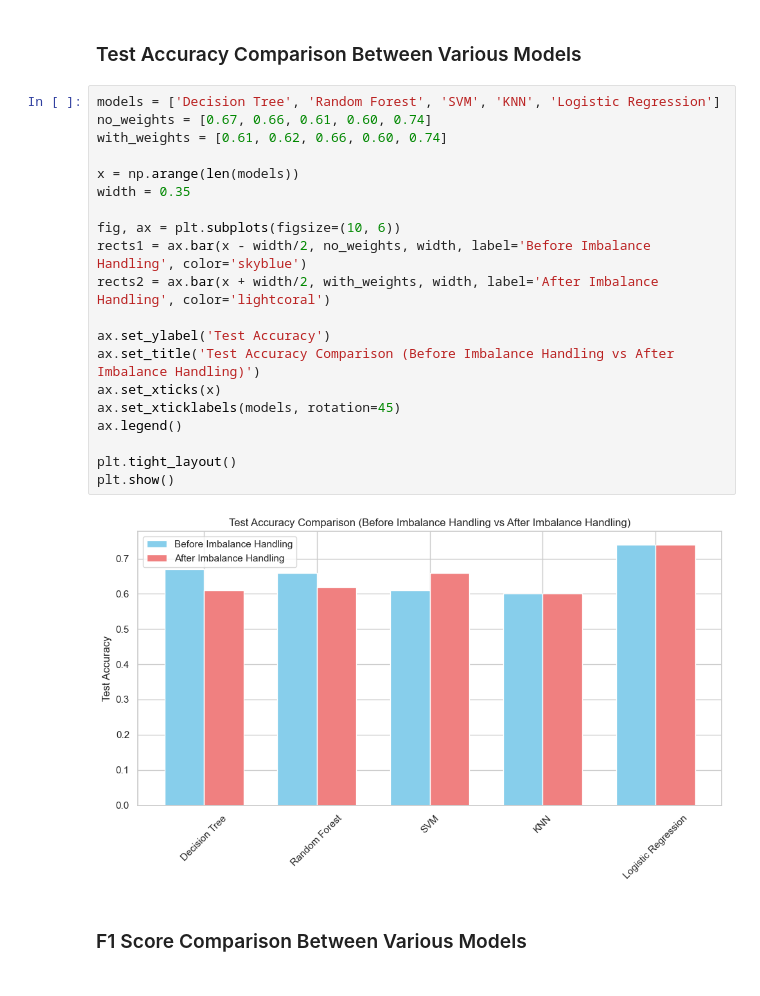
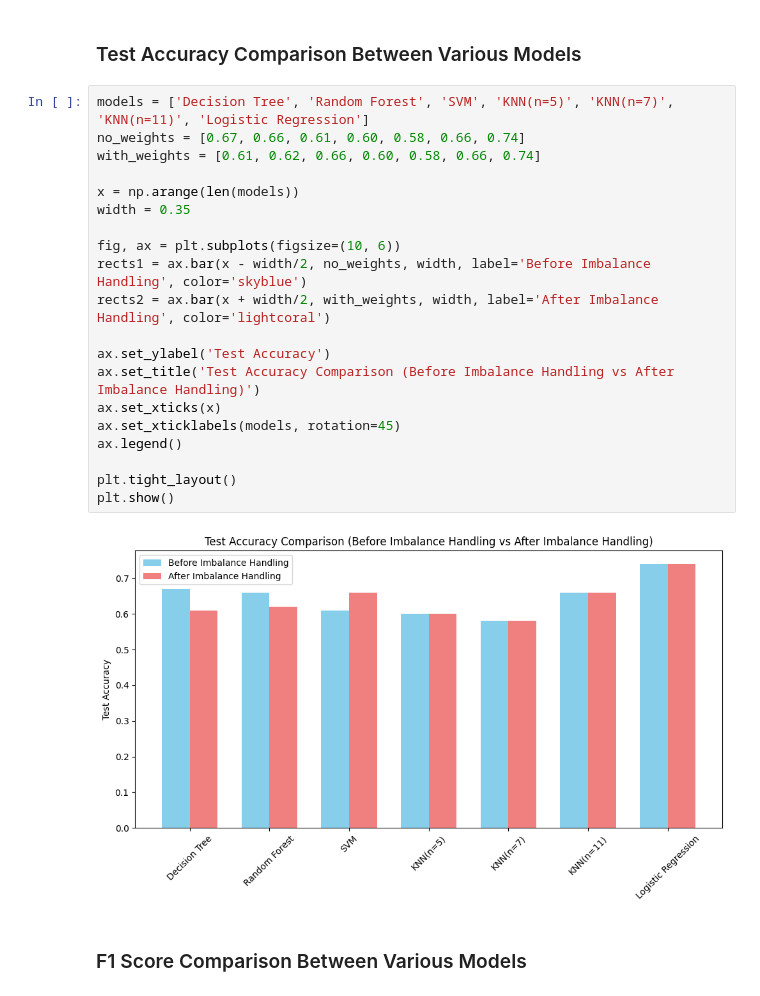
Before and after one commit to SakibMizan/MLProjectStudentPerformance, a Jupyter notebook: SakibMizanProject.ipynb, the cells around one changed output. Cells and saved outputs as stored; diff of their text form.

```diff
--- a/SakibMizanProject.ipynb
+++ b/SakibMizanProject.ipynb
@@ -887,27 +904,27 @@ Model Comparison Table:
 # %% [markdown]
 ### Test Accuracy Comparison Between Various Models
 # %%
-models = ['Decision Tree', 'Random Forest', 'SVM', 'KNN', 'Logistic Regression']
-no_weights = [0.67, 0.66, 0.61, 0.60, 0.74]
-with_weights = [0.61, 0.62, 0.66, 0.60, 0.74]
+models = ['Decision Tree', 'Random Forest', 'SVM', 'KNN(n=5)', 'KNN(n=7)', 'KNN(n=11)', 'Logistic Regression']
+no_weights = [0.67, 0.66, 0.61, 0.60, 0.58, 0.66, 0.74]
+with_weights = [0.61, 0.62, 0.66, 0.60, 0.58, 0.66, 0.74]
 
 x = np.arange(len(models))
 width = 0.35
 
 fig, ax = plt.subplots(figsize=(10, 6))
 rects1 = ax.bar(x - width/2, no_weights, width, label='Before Imbalance Handling', color='skyblue')
 rects2 = ax.bar(x + width/2, with_weights, width, label='After Imbalance Handling', color='lightcoral')
 
 ax.set_ylabel('Test Accuracy')
 ax.set_title('Test Accuracy Comparison (Before Imbalance Handling vs After Imbalance Handling)')
 ax.set_xticks(x)
 ax.set_xticklabels(models, rotation=45)
 ax.legend()
 
 plt.tight_layout()
 plt.show()
 # %% [output]
-[figure, old version]
+[figure, new version]
 # %% [markdown]
 ### F1 Score Comparison Between Various Models
 # %%
```
Also changed, not shown: parts of 28 cells of this notebook.
